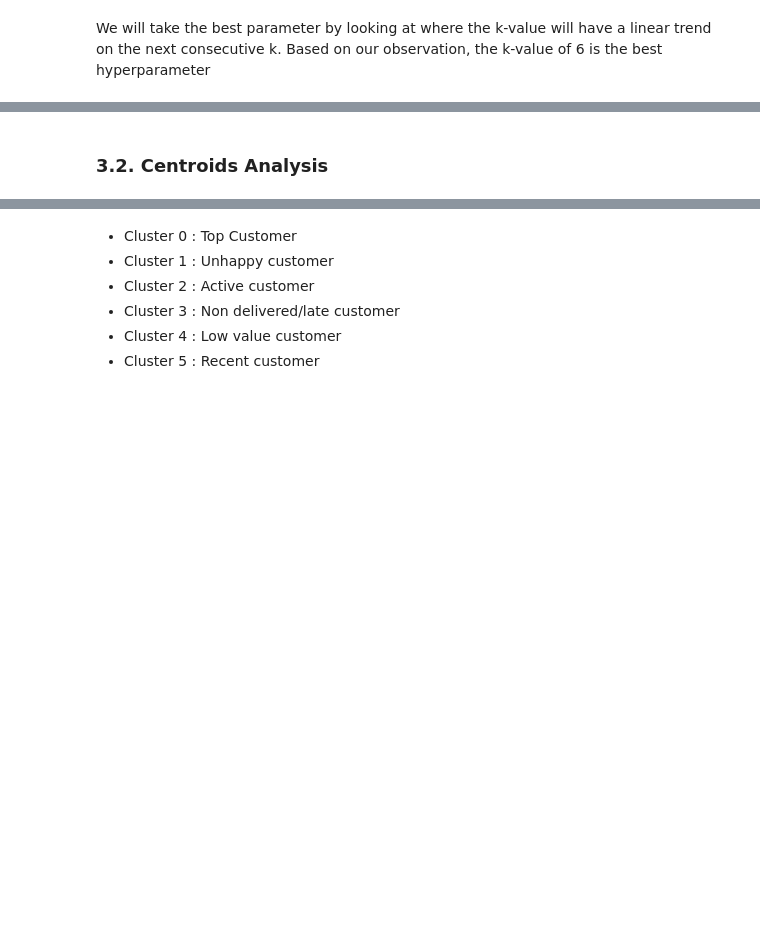
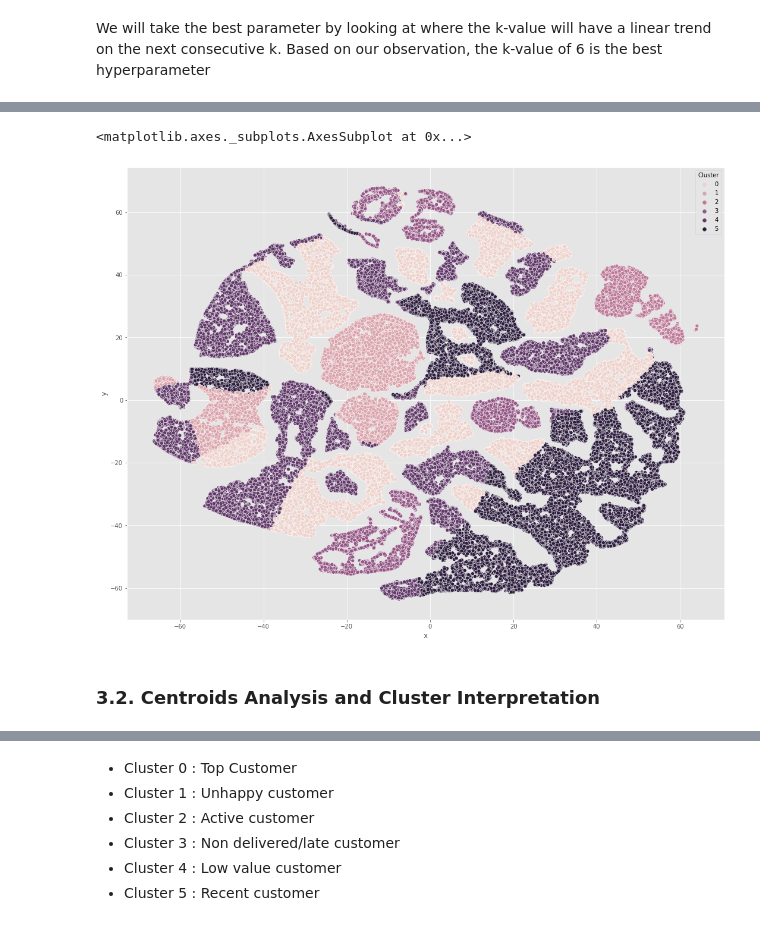
Before and after one commit to mariusbiteau/Ecommerce-Customer-Segmentation, a Jupyter notebook: Segmentation_Ecommerce_Customer_Segmentation_ipynb.ipynb, the cells around one changed output, grey strips where cells are left out. Cells and saved outputs as stored; diff of their text form; code cells hidden in the pictures; blank space fills up the shorter version.

```diff
--- a/Segmentation_Ecommerce_Customer_Segmentation_ipynb.ipynb
+++ b/Segmentation_Ecommerce_Customer_Segmentation_ipynb.ipynb
@@ -654,0 +792,9 @@ cluster_labels = kmeans.labels_
+# %%
+tsne = TSNE(learning_rate=300, perplexity=80, early_exaggeration=20)
+tsne_array = tsne.fit_transform(std_customer_km.drop(columns='cluster'))
+tsne_data = pd.DataFrame(tsne_array, columns=['x', 'y'], index=std_customer_km.index)
+tsne_data['Cluster'] = std_customer_km.cluster
+sns.scatterplot(x='x', y='y', hue='Cluster', data=tsne_data)
+# %% [output]
+<matplotlib.axes._subplots.AxesSubplot at 0x...>
+[figure, added]
@@ -655,5 +807,5 @@ cluster_labels = kmeans.labels_
 # %% [markdown]
-### 3.2. Centroids Analysis
+### 3.2. Centroids Analysis and Cluster Interpretation
 # %%
 # Centroids integration in a dataframe
 ctds = pd.DataFrame(kmeans.cluster_centers_,
```
Also changed, not shown: parts of 26 cells of this notebook.
